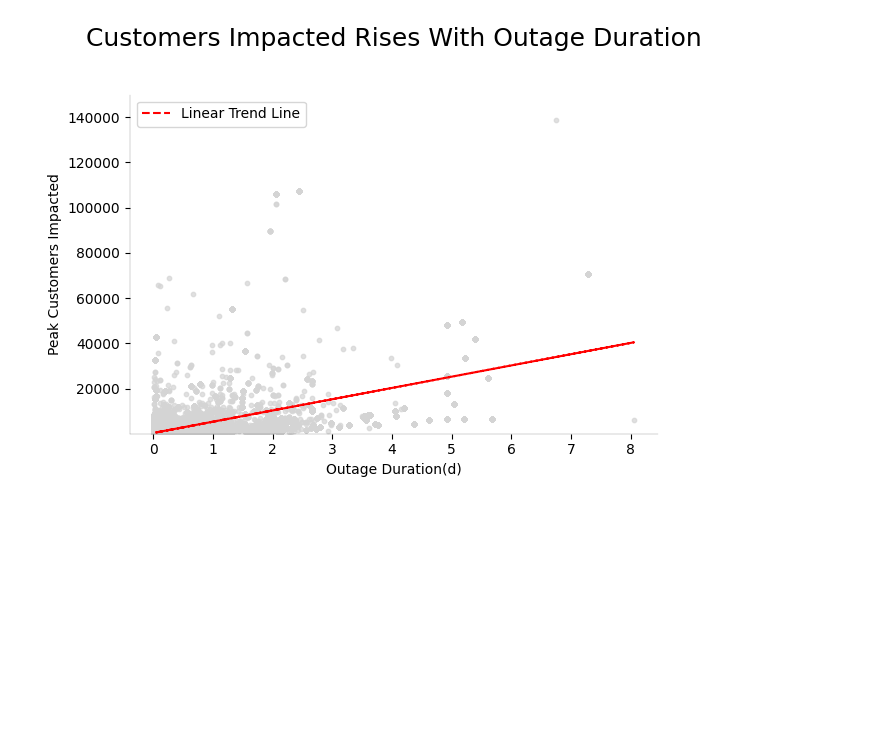
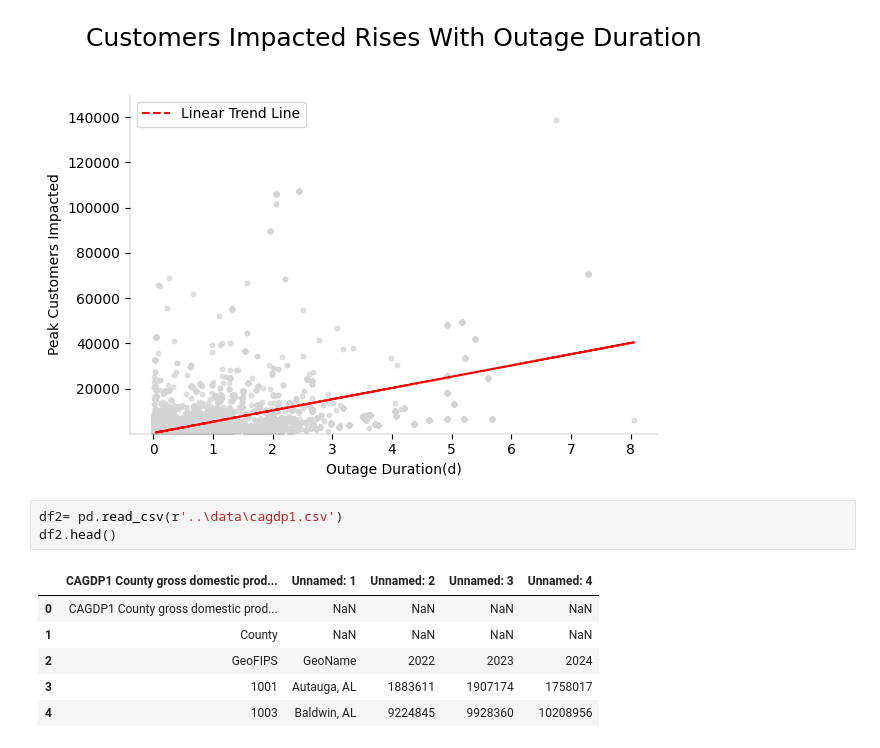
Before and after one commit to jessegarrido/usa-electrical-outages, a Jupyter notebook: Notebooks/usa-electrical-outages.ipynb, the cells around one changed output. Cells and saved outputs as stored; diff of their text form; blank space fills up the shorter version.

```diff
--- a/Notebooks/usa-electrical-outages.ipynb
+++ b/Notebooks/usa-electrical-outages.ipynb
@@ -335,3 +359,13 @@ plt.legend()
 plt.show()
 # %% [output]
 [figure]
+# %%
+df2= pd.read_csv(r'..\data\cagdp1.csv')
+df2.head()
+# %% [output]
+|  | CAGDP1 County gross domestic prod... | Unnamed: 1 | Unnamed: 2 | Unnamed: 3 | Unnamed: 4 |
+| 0 | CAGDP1 County gross domestic prod... | NaN | NaN | NaN | NaN |
+| 1 | County | NaN | NaN | NaN | NaN |
+| 2 | GeoFIPS | GeoName | 2022 | 2023 | 2024 |
+| 3 | 1001 | Autauga, AL | 1883611 | 1907174 | 1758017 |
+| 4 | 1003 | Baldwin, AL | 9224845 | 9928360 | 10208956 |
```
Also changed, not shown: parts of 6 cells of this notebook, 7 other files.
